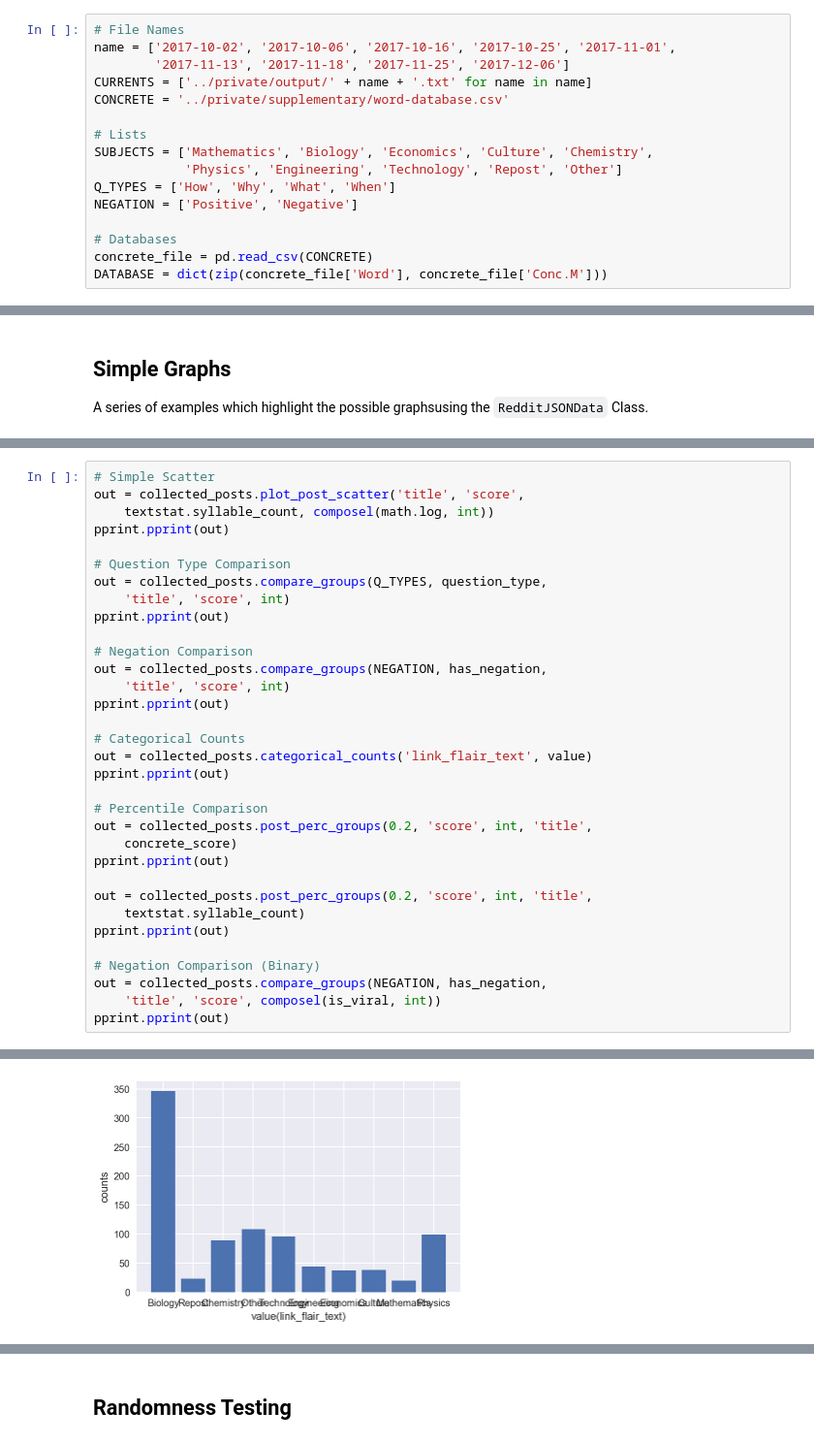
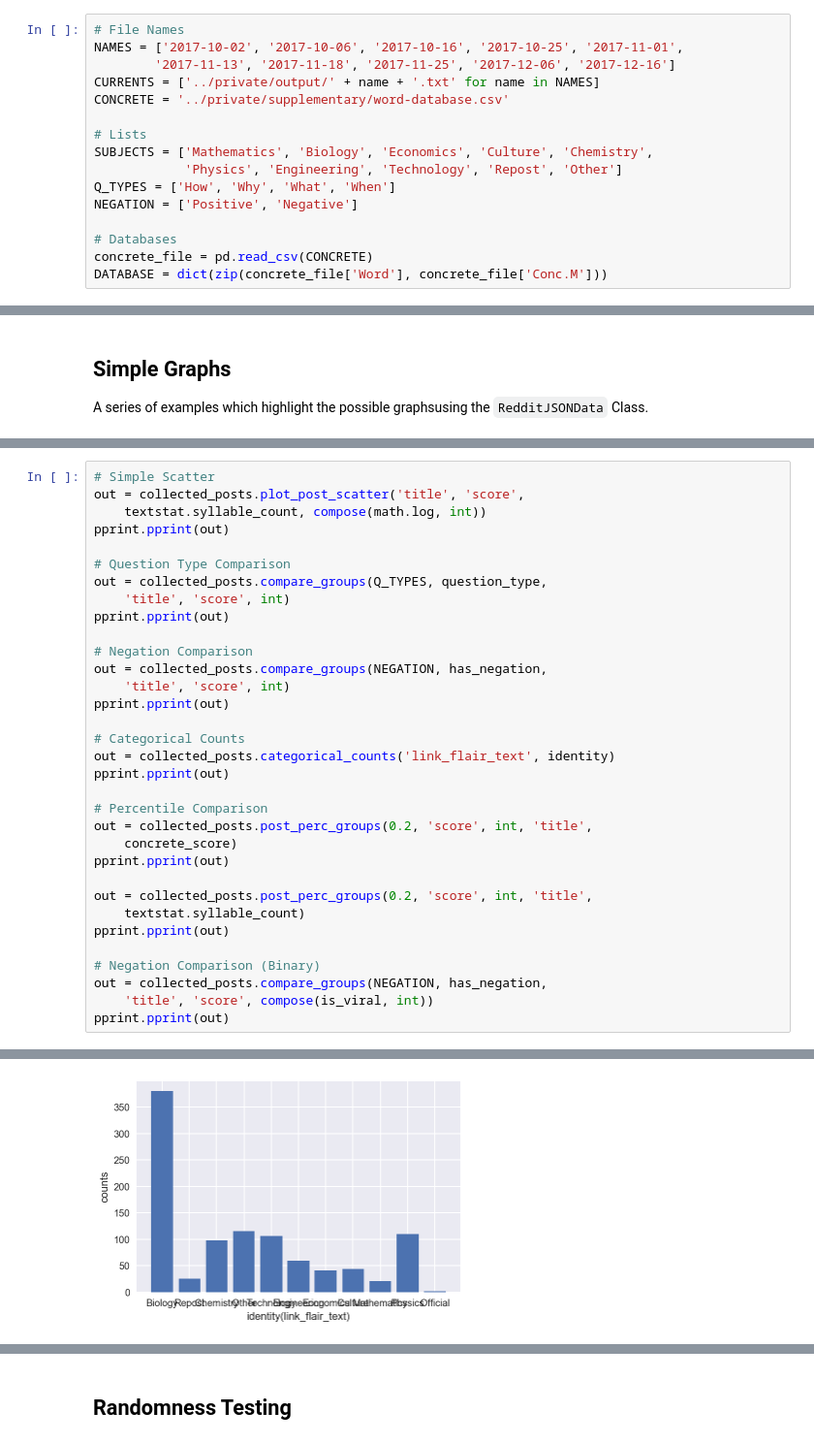
Before and after one commit to hermish/cocosci-research, a Jupyter notebook: analysis/interactive.ipynb, the cells around one changed output, grey strips where cells are left out. Shown: that part at 97% size. Drawn from its saved outputs; the diff is of its cells as text.

```diff
--- a/analysis/interactive.ipynb
+++ b/analysis/interactive.ipynb
@@ -18,9 +22,9 @@ import pprint, math, datetime, pandas.tseries
 %config InlineBackend.figure_format = 'retina'
 # %%
 # File Names
-name = ['2017-10-02', '2017-10-06', '2017-10-16', '2017-10-25', '2017-11-01',
-        '2017-11-13', '2017-11-18', '2017-11-25', '2017-12-06']
-CURRENTS = ['../private/output/' + name + '.txt' for name in name]
+NAMES = ['2017-10-02', '2017-10-06', '2017-10-16', '2017-10-25', '2017-11-01',
+        '2017-11-13', '2017-11-18', '2017-11-25', '2017-12-06', '2017-12-16']
+CURRENTS = ['../private/output/' + name + '.txt' for name in NAMES]
 CONCRETE = '../private/supplementary/word-database.csv'
 
 # Lists
@@ -140,7 +67,7 @@ DescribeResult(nobs=900, minmax=(4, 27359), mean=815.22444444444443, variance=92
 # %%
 # Simple Scatter
 out = collected_posts.plot_post_scatter('title', 'score',
-    textstat.syllable_count, composel(math.log, int))
+    textstat.syllable_count, compose(math.log, int))
 pprint.pprint(out)
 
 # Question Type Comparison
@@ -154,7 +81,7 @@ out = collected_posts.compare_groups(NEGATION, has_negation,
 pprint.pprint(out)
 
 # Categorical Counts
-out = collected_posts.categorical_counts('link_flair_text', value)
+out = collected_posts.categorical_counts('link_flair_text', identity)
 pprint.pprint(out)
 
 # Percentile Comparison
@@ -168,6 +95,6 @@ pprint.pprint(out)
 
 # Negation Comparison (Binary)
 out = collected_posts.compare_groups(NEGATION, has_negation,
-    'title', 'score', composel(is_viral, int))
+    'title', 'score', compose(is_viral, int))
 pprint.pprint(out)
 # %% [output]
@@ -199,2 +126,2 @@ pprint.pprint(out)
  'vars': ['Positive', 'Negative']}
-[figure, old version]
+[figure, new version]
```
Also changed, not shown: parts of 6 cells of this notebook, 9 other files.
